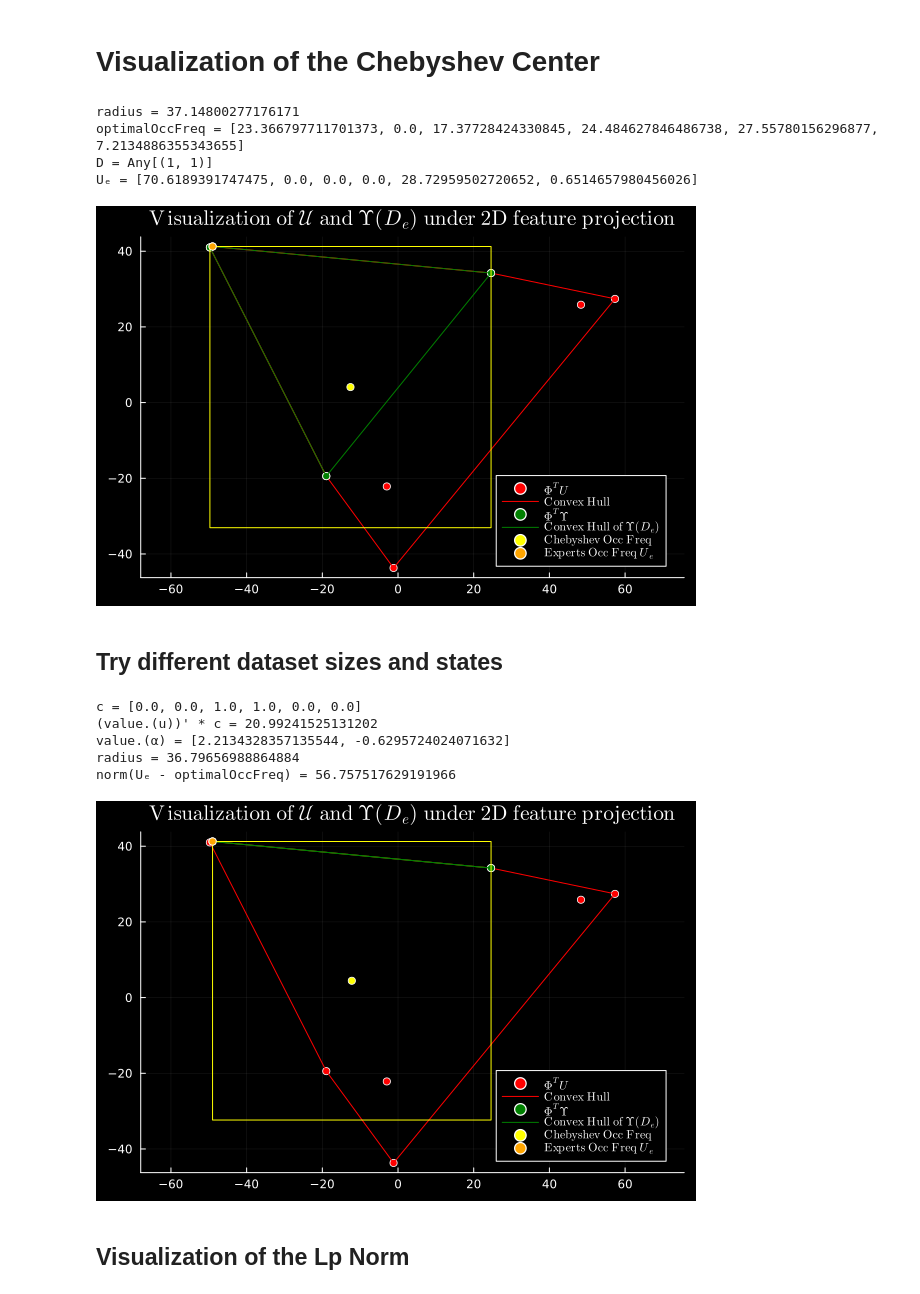
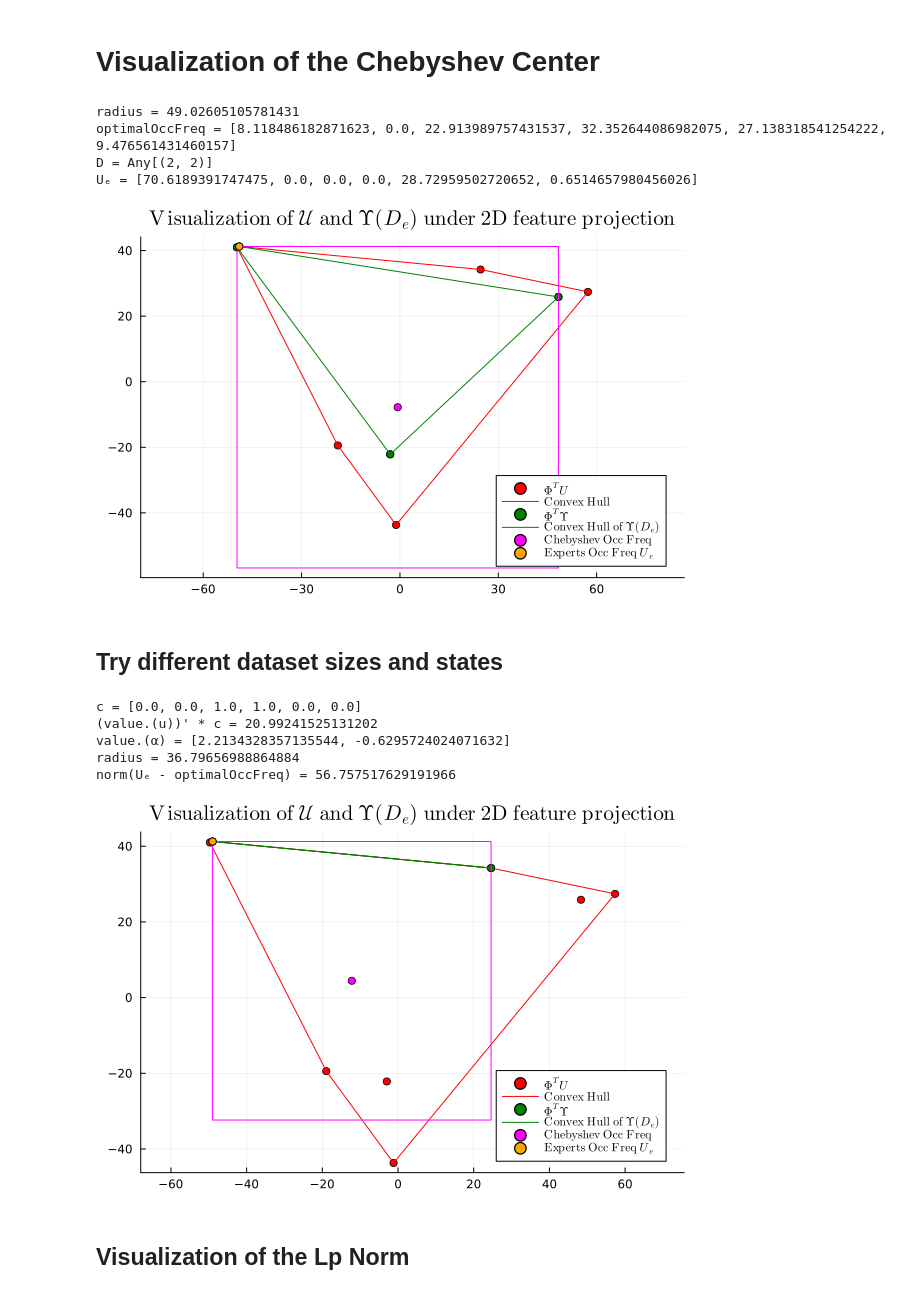
Before and after one commit to GersiD/ChebyshevROIL, a Jupyter notebook: notebooks/visual.ipynb, the cells around one changed output. Cells and saved outputs as stored; diff of their text form; code cells hidden in the pictures.

```diff
--- a/notebooks/visual.ipynb
+++ b/notebooks/visual.ipynb
@@ -115,7 +116,7 @@ norm(Φ, 2) = 1.414213562373095
 # %%
 proj = Φ' * UM
 
-plot_of_U = plot(aspectratio=1, background_color=:black, foreground_color=:white, grid_color=:blue, legend=:bottomright) # Dark mode plot 🙂
+plot_of_U = plot(aspectratio=1, background_color=:white, foreground_color=:black, grid_color=:blue, legend=:bottomright) # Light mode plot 😡
 draw_convex_hull(proj, plot_of_U, "red", L"Φ^TU")
 plot!(plot_of_U, 1,1,color=:red, label=L"\mathrm{Convex\ Hull}", title=L"\mathrm{\ Visualization\ of\ } \mathcal{U} \mathrm{\ under\ 2D\ feature\ projection}")
 savefig(plot_of_U, "./plots/visual_U.pdf")
@@ -174,7 +175,7 @@ function plot_U_and_Upsilon(D)
     Υ = construct_upsilon(UM, S, A, D)
     proj = Φ' * Υ
     # Float64.(reduce(hcat, vec.(X))) Converts vector of matrix to matrix
-    plot_of_U_and_Upsilon = plot(plot_of_U, aspectratio=1, background_color=:black, foreground_color=:white, grid_color=:blue, legend=:bottomright) # Dark mode plot 🙂
+    plot_of_U_and_Upsilon = plot(plot_of_U, aspectratio=1, background_color=:white, foreground_color=:black, grid_color=:blue, legend=:bottomright) # Light mode plot 😡
 
     draw_convex_hull(proj, plot_of_U_and_Upsilon, "green", L"Φ^TΥ")
 
@@ -205,39 +206,39 @@ value.(α) = [2.2134328357135544, -0.6295724024071632]
 function plot_l_inf_norm(center, radius)
     B = BallInf(center, radius)
     vertices = vertices_list(B)
     vertices = reduce(hcat, vertices)
     # For some reason you have to swap the last two columns
     tmp = vertices[:, 4]
     vertices[:, 4] = vertices[:, 3]
     vertices[:, 3] = tmp
     # then duplicate the first vertex at the end
     vertices = hcat(vertices, vertices[:,1])
     vertices[1,:], vertices[2,:]
 end
 
 plot_of_U_and_Upsilon = plot_U_and_Upsilon(D)
 
 @show radius
 @show optimalOccFreq
 @show D
 
 # Add the optimalOccFreq to the plot along with σ
 proj = Φ'*optimalOccFreq
-pl = scatter(plot_of_U_and_Upsilon, (proj[1], proj[2]), color=:yellow, label=L"\mathrm{Chebyshev\ Occ\ Freq}")
-plot!(pl, plot_l_inf_norm(proj, radius), color=:yellow, label="")
+pl = scatter(plot_of_U_and_Upsilon, (proj[1], proj[2]), color=:magenta, label=L"\mathrm{Chebyshev\ Occ\ Freq}")
+plot!(pl, plot_l_inf_norm(proj, radius), color=:magenta, label="")
 
 # For context add the experts occupancy frequency to the plot
 @show Uₑ
 proj = Φ'*Uₑ
 scatter!(pl, (proj[1], proj[2]), color=:orange, label=L"\mathrm{Experts\ Occ\ Freq\ } U_e")
 savefig(pl, "./plots/visual_solve_cheb.pdf")
 pl
 # %% [output]
-radius = 37.14800277176171
-optimalOccFreq = [23.366797711701373, 0.0, 17.37728424330845, 24.484627846486738, 27.55780156296877, 7.2134886355343655]
-D = Any[(1, 1)]
+radius = 49.02605105781431
+optimalOccFreq = [8.118486182871623, 0.0, 22.913989757431537, 32.352644086982075, 27.138318541254222, 9.476561431460157]
+D = Any[(2, 2)]
 Uₑ = [70.6189391747475, 0.0, 0.0, 0.0, 28.72959502720652, 0.6514657980456026]
-[figure, old version]
+[figure, new version]
 # %% [markdown]
 ## Try different dataset sizes and states
 # %%
@@ -249,8 +250,8 @@ radius, optimalOccFreq = solve_cheb(Φ, S, A, p₀, γ, P, D)
 
 # Add the optimalOccFreq to the plot along with σ
 proj = Φ'*optimalOccFreq
-pl = scatter(plot_of_U_and_Upsilon, (proj[1], proj[2]), color=:yellow, label=L"\mathrm{Chebyshev\ Occ\ Freq}")
-plot!(pl, plot_l_inf_norm(proj, radius), color=:yellow, label="")
+pl = scatter(plot_of_U_and_Upsilon, (proj[1], proj[2]), color=:magenta, label=L"\mathrm{Chebyshev\ Occ\ Freq}")
+plot!(pl, plot_l_inf_norm(proj, radius), color=:magenta, label="")
 
 # For context add the experts occupancy frequency to the plot
 @show norm(Uₑ - optimalOccFreq)
@@ -264,7 +265,7 @@ c = [0.0, 0.0, 1.0, 1.0, 0.0, 0.0]
 value.(α) = [2.2134328357135544, -0.6295724024071632]
 radius = 36.79656988864884
 norm(Uₑ - optimalOccFreq) = 56.757517629191966
-[figure, old version]
+[figure, new version]
 # %% [markdown]
 ## Visualization of the Lp Norm
 # %%
```
Also changed, not shown: parts of 6 cells of this notebook, 6 other files.
